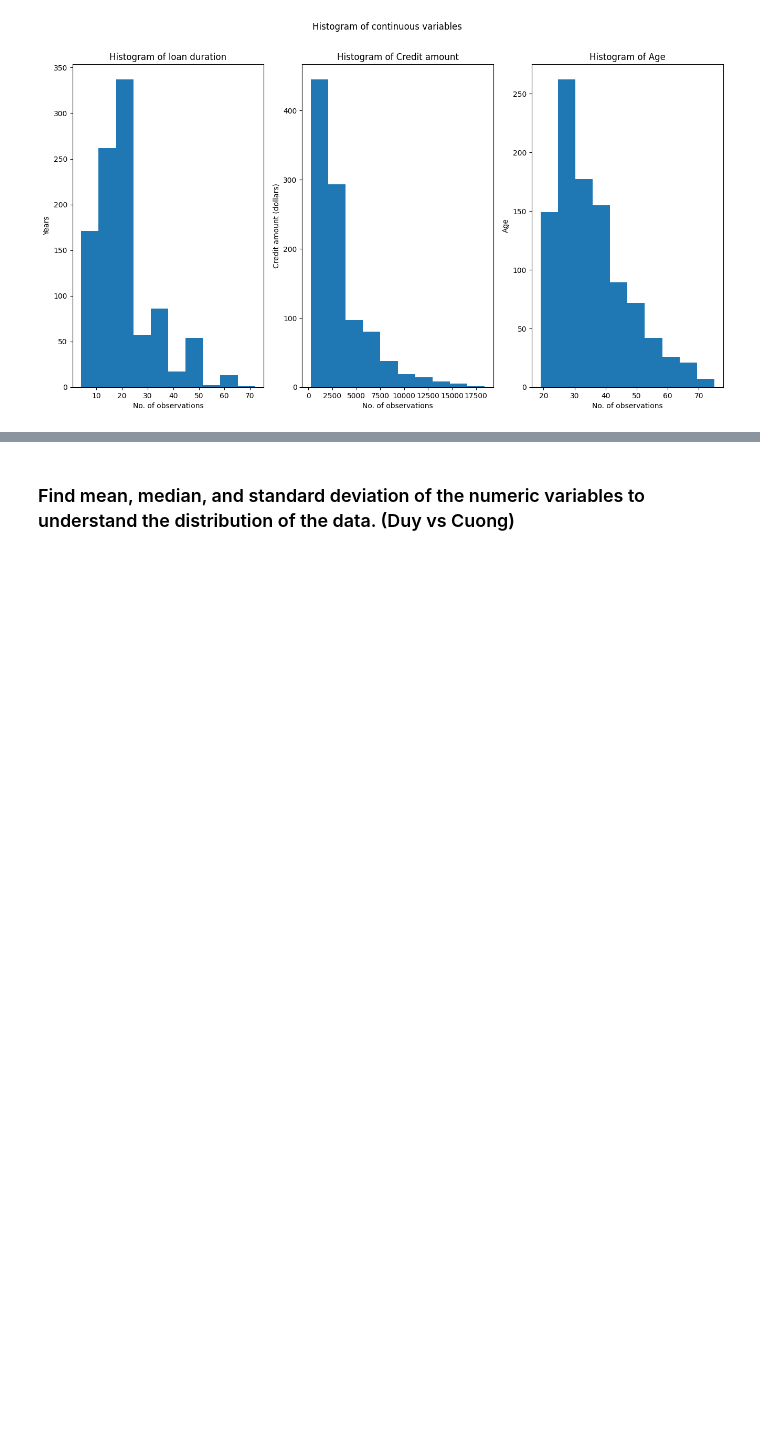
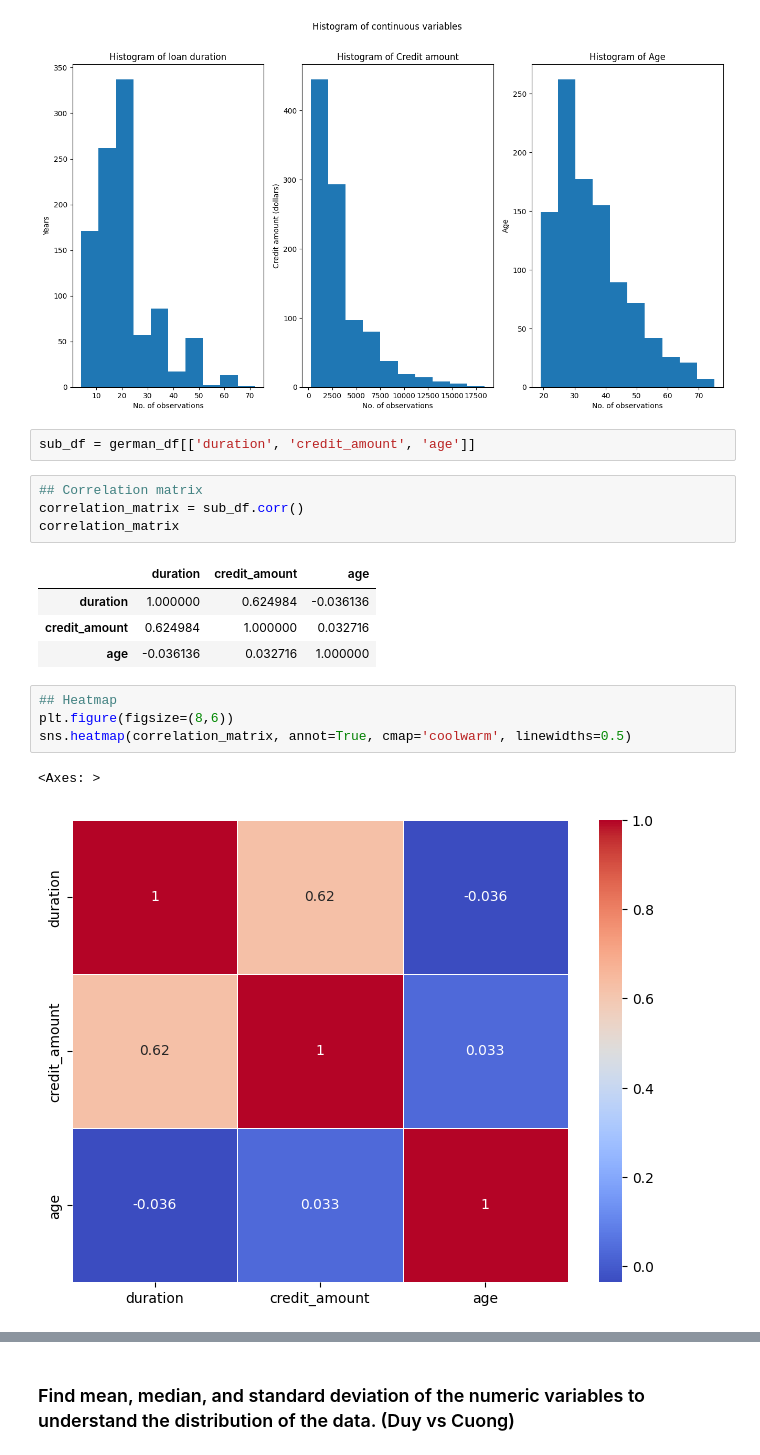
Before and after one commit to Drissdo185/Static-Method-Project, a Jupyter notebook: Statistic.ipynb, the cells around one changed output, grey strips where cells are left out. Cells and saved outputs as stored; diff of their text form; blank space fills up the shorter version.

```diff
--- a/Statistic.ipynb
+++ b/Statistic.ipynb
@@ -177,3 +186,21 @@ axes[2].set_ylabel('Age')
 axes[2].set_title('Histogram of Age');
 # %% [output]
 [figure]
+# %%
+sub_df = german_df[['duration', 'credit_amount', 'age']]
+# %%
+## Correlation matrix
+correlation_matrix = sub_df.corr()
+correlation_matrix
+# %% [output]
+|  | duration | credit_amount | age |
+| duration | 1.000000 | 0.624984 | -0.036136 |
+| credit_amount | 0.624984 | 1.000000 | 0.032716 |
+| age | -0.036136 | 0.032716 | 1.000000 |
+# %%
+## Heatmap
+plt.figure(figsize=(8,6))
+sns.heatmap(correlation_matrix, annot=True, cmap='coolwarm', linewidths=0.5)
+# %% [output]
+<Axes: >
+[figure, added]
```
Also changed, not shown: parts of 12 cells of this notebook.
